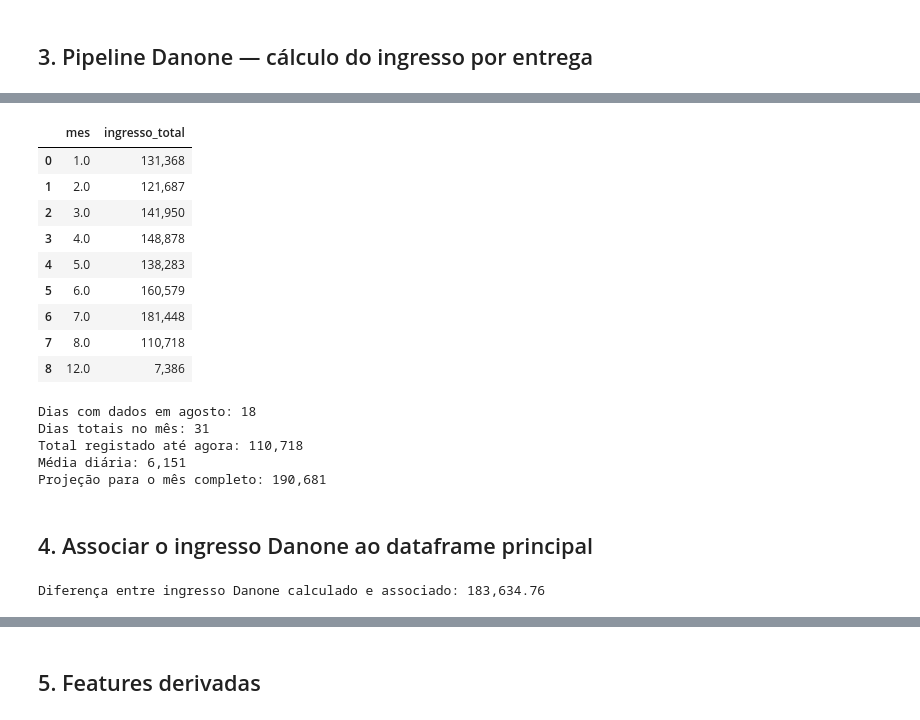
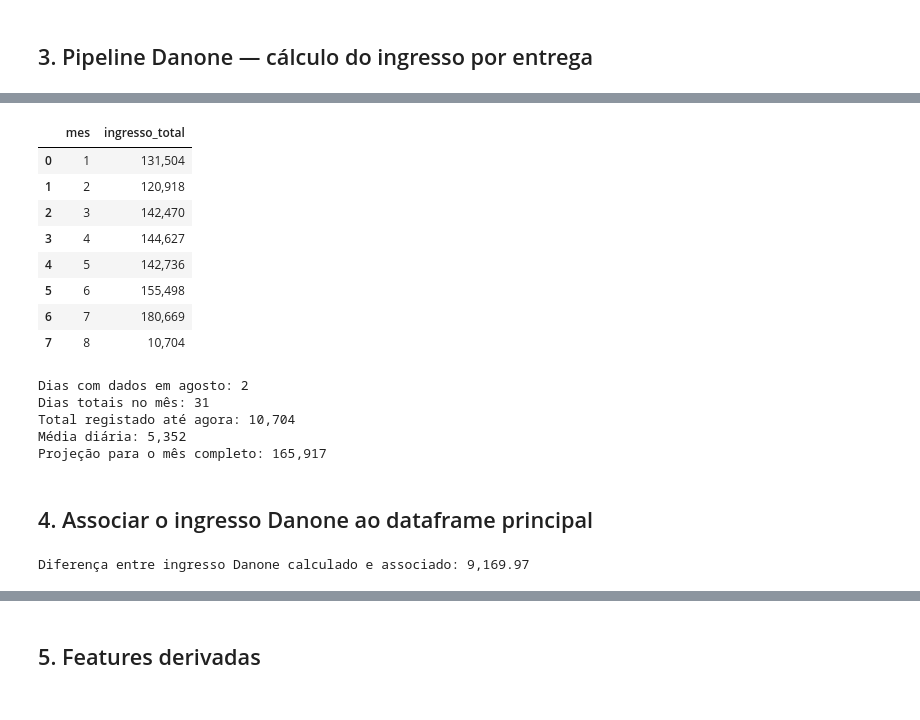
Before and after one commit to ruben-filipe-rocha/Salvesen, a Jupyter notebook: 02.Analise_Financeira/01_Fin_PBI_MAC_excel.ipynb, the cells around one changed output, grey strips where cells are left out. Drawn from its saved outputs; the diff is of its cells as text; code cells hidden in the pictures.

```diff
--- a/02.Analise_Financeira/01_Fin_PBI_MAC_excel.ipynb
+++ b/02.Analise_Financeira/01_Fin_PBI_MAC_excel.ipynb
@@ -184,20 +158,0 @@ Linhas sem tipo_local: 2,185
-# %%
-with sqlite3.connect(PATHS["db"]) as con:
-    df_tarifas = pd.read_sql_query(
-        "SELECT tipo_local, tarifa_base FROM Danone_Tarifas_2026",
-        con,
-    )
-
-df_tarifas["tipo_local"] = df_tarifas["tipo_local"].astype("string").str.strip()
-df_tarifas["tarifa_base"] = pd.to_numeric(df_tarifas["tarifa_base"], errors="coerce")
-
-df_danone = df_danone.merge(
-    df_tarifas,
-    on="tipo_local",
-    how="left",
-    validate="many_to_one",
-)
-
-print(f"Ingressos sem tarifa_base: {df_danone['tarifa_base'].isna().sum():,}")
-
-df_danone.head(5)
@@ -213,7 +158,0 @@ Ingressos sem tarifa_base: 19,327
-# %%
-df_danone["ingresso_danone"] = df_danone["JDEKNS"] / 1000 * df_danone["tarifa_base"]
-
-print(f"Linhas com ingresso_danone calculado: {df_danone['ingresso_danone'].notna().sum():,}")
-print(f"Linhas sem ingresso_danone (falta JDEKNS ou tarifa_base): {df_danone['ingresso_danone'].isna().sum():,}")
-
-df_danone[["PCODCL", "tipo_local", "JDEKNS", "tarifa_base", "ingresso_danone"]].head()
@@ -229,32 +159,31 @@ Linhas sem ingresso_danone (falta JDEKNS ou tarifa_base): 19,327
 # %%
-df_danone["DATEXC_data"] = pd.to_datetime(df_danone["DATEXC"], format="%Y%m%d", errors="coerce")
-df_danone["mes"] = df_danone["DATEXC_data"].dt.month
+df_danone["PFEENT"] = pd.to_datetime(df_danone["PFEENT"], format="%Y%m%d", errors="coerce")
+df_danone["mes"] = df_danone["PFEENT"].dt.month
 
 soma_por_mes = (
     df_danone
     .groupby("mes")
     .agg(ingresso_total=("ingresso_danone", lambda x: x.sum(min_count=1)))
     .reset_index()
 )
 soma_por_mes["ingresso_total"] = soma_por_mes["ingresso_total"].round(0).map("{:,.0f}".format)
 soma_por_mes
 # %% [output]
 |  | mes | ingresso_total |
-| 0 | 1.0 | 131,368 |
-| 1 | 2.0 | 121,687 |
-| 2 | 3.0 | 141,950 |
-| 3 | 4.0 | 148,878 |
-| 4 | 5.0 | 138,283 |
-| 5 | 6.0 | 160,579 |
-| 6 | 7.0 | 181,448 |
-| 7 | 8.0 | 110,718 |
-| 8 | 12.0 | 7,386 |
+| 0 | 1 | 131,504 |
+| 1 | 2 | 120,918 |
+| 2 | 3 | 142,470 |
+| 3 | 4 | 144,627 |
+| 4 | 5 | 142,736 |
+| 5 | 6 | 155,498 |
+| 6 | 7 | 180,669 |
+| 7 | 8 | 10,704 |
 # %%
 import calendar
 
 mes8 = df_danone[df_danone["mes"] == 8]
 
-dias_com_dados = mes8["DATEXC_data"].dt.day.nunique()
+dias_com_dados = mes8["PFEENT"].dt.day.nunique()
 dias_total_mes = calendar.monthrange(2026, 8)[1]
 total_mes8 = mes8["ingresso_danone"].sum(min_count=1)
 media_diaria = total_mes8 / dias_com_dados
@@ -266,11 +195,11 @@ print(f"Total registado até agora: {total_mes8:,.0f}")
 print(f"Média diária: {media_diaria:,.0f}")
 print(f"Projeção para o mês completo: {projecao_mes8:,.0f}")
 # %% [output]
-Dias com dados em agosto: 18
+Dias com dados em agosto: 2
 Dias totais no mês: 31
-Total registado até agora: 110,718
-Média diária: 6,151
-Projeção para o mês completo: 190,681
+Total registado até agora: 10,704
+Média diária: 5,352
+Projeção para o mês completo: 165,917
 # %% [markdown]
 ## 4. Associar o ingresso Danone ao dataframe principal
 # %%
@@ -281,9 +210,14 @@ df_ingresso_danone = df_danone[["PREFPE", "PFEENT", "ingresso_danone"]].copy()
 # os dois códigos colados no mesmo formato ("5021758091     413963878"),
 # por isso a chave de correspondência tem de ficar igual dos dois lados.
 df_ingresso_danone["PREFPE"] = df_ingresso_danone["PREFPE"].astype("string").str.strip()
-df_ingresso_danone["PFEENT"] = pd.to_datetime(
-    df_ingresso_danone["PFEENT"].astype("string").str.strip(), format="%Y%m%d", errors="coerce"
-)
+
+# PFEENT pode já vir como data (Timestamp) ou como texto "AAAAMMDD", consoante a fonte.
+if pd.api.types.is_datetime64_any_dtype(df_ingresso_danone["PFEENT"]):
+    df_ingresso_danone["PFEENT"] = pd.to_datetime(df_ingresso_danone["PFEENT"])
+else:
+    df_ingresso_danone["PFEENT"] = pd.to_datetime(
+        df_ingresso_danone["PFEENT"].astype("string").str.strip(), format="%Y%m%d", errors="coerce"
+    )
 
 df_ingresso_danone = (
     df_ingresso_danone
@@ -320,4 +254,4 @@ df["total_ingresso"] = df["INGRESODT"].fillna(0) + df["ingresso_danone"].fillna(
 diferenca = df_danone["ingresso_danone"].sum(min_count=1) - df["ingresso_danone"].sum(min_count=1)
 print(f"Diferença entre ingresso Danone calculado e associado: {diferenca:,.2f}")
 # %% [output]
-Diferença entre ingresso Danone calculado e associado: 183,634.76
+Diferença entre ingresso Danone calculado e associado: 9,169.97
```
Also changed, not shown: parts of 20 cells of this notebook.
